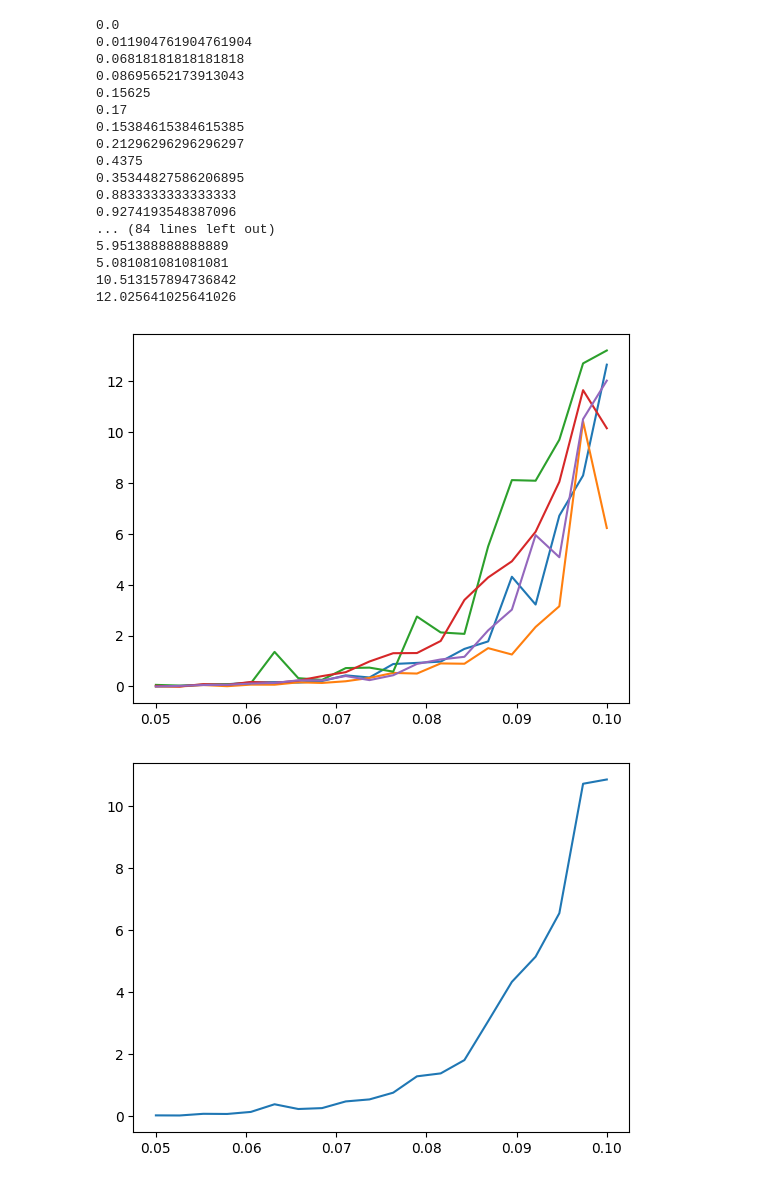
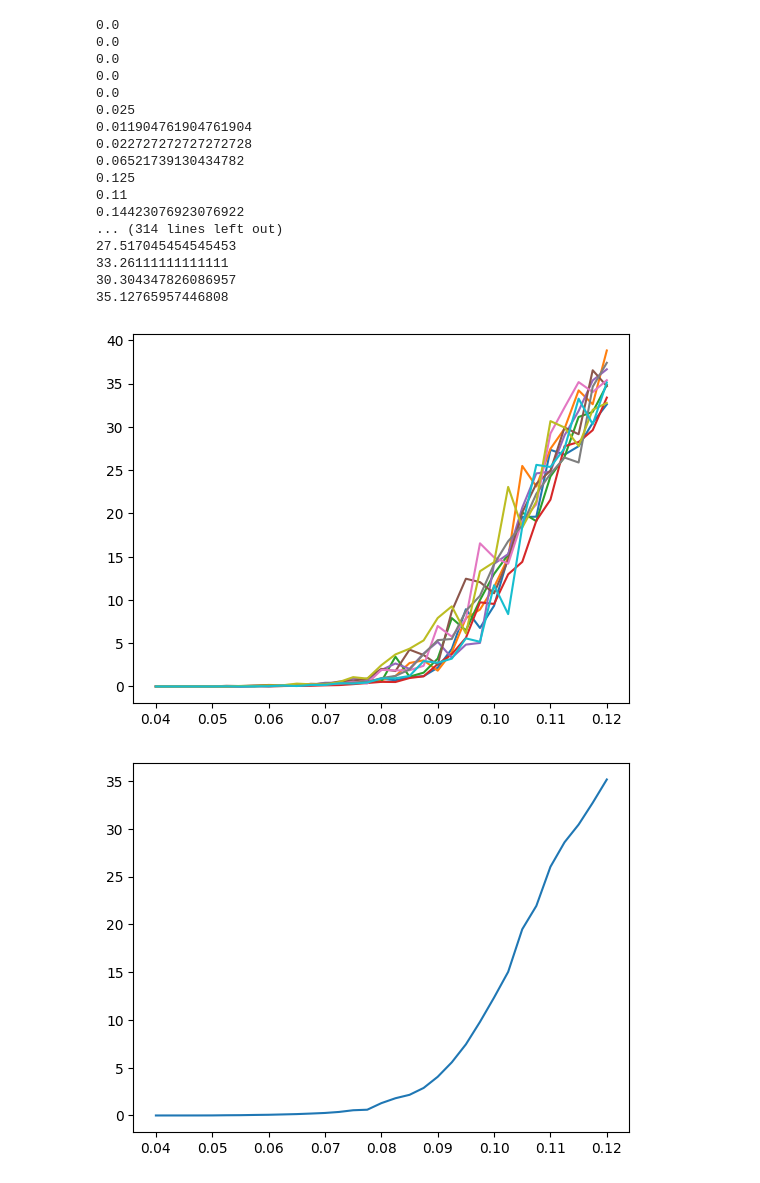
Before and after one commit to kebabee/autoencoder-memory, a Jupyter notebook: hopfield_capacity.ipynb, the cells around one changed output. Drawn from its saved outputs; the diff is of its cells as text; code cells hidden in the pictures.

```diff
--- a/hopfield_capacity.ipynb
+++ b/hopfield_capacity.ipynb
@@ -120,0 +280,9 @@ plt.show()
+# %%
+t = np.linspace(0.04, 0.12, 21)
+for i in range(10):
+  plt.plot(t, errors250[i])
+plt.show()
+
+mean_errors250 = np.mean(errors250, axis=0)
+plt.plot(t, mean_errors250)
+plt.show()
@@ -120,0 +337,9 @@ plt.show()
+# %%
+t = np.linspace(0.04, 0.12, 25)
+for i in range(10):
+  plt.plot(t, errors300[i])
+plt.show()
+
+mean_errors300 = np.mean(errors300, axis=0)
+plt.plot(t, mean_errors300)
+plt.show()
@@ -120,0 +394,9 @@ plt.show()
+# %%
+t = np.linspace(0.04, 0.12, 29)
+for i in range(10):
+  plt.plot(t, errors350[i])
+plt.show()
+
+mean_errors350 = np.mean(errors350, axis=0)
+plt.plot(t, mean_errors350)
+plt.show()
@@ -121,10 +406,10 @@ plt.show()
 # %%
-# from a = 20/400 = 0.05 to a = 40/400 = 0.1
-num_vectors = 40
+# from a = 16/400 = 0.04 to a = 48/400 = 0.12
+num_vectors = 48
 vector_length = 400
 errors400 = []
 
-for _ in range(5):
+for _ in range(10):
 
   vectors400 = []
   for _ in range(num_vectors):
@@ -133,12 +418,12 @@ for _ in range(5):
 
   err400_1 = []
 
-  for i in range(20,40):
+  for i in range(15,48):
     net = hopfield_net(400)
     net.learn(vectors400[:i])
     err = 0
     for j in range(i):
-      result = net.asyn_test(vectors400[j], 100)
+      result = net.asyn_test(vectors400[j], 10000)
       err += np.sum(vectors400[j] != result)
 
     print(err/i/4)
@@ -147,31 +432,31 @@ for _ in range(5):
   errors400.append(err400_1)
 # %% [output]
 0.0
+0.0
+0.0
+0.0
+0.0
+0.025
 0.011904761904761904
-0.06818181818181818
-0.08695652173913043
-0.15625
-0.17
-0.15384615384615385
-0.21296296296296297
-0.4375
-0.35344827586206895
-0.8833333333333333
-0.9274193548387096
-... (84 lines left out)
-5.951388888888889
-5.081081081081081
-10.513157894736842
-12.025641025641026
+0.022727272727272728
+0.06521739130434782
+0.125
+0.11
+0.14423076923076922
+... (314 lines left out)
+27.517045454545453
+33.26111111111111
+30.304347826086957
+35.12765957446808
 # %%
-t = np.linspace(0.05, 0.1, 20)
-for i in range(5):
+t = np.linspace(0.04, 0.12, 33)
+for i in range(10):
   plt.plot(t, errors400[i])
 plt.show()
 
 mean_errors400 = np.mean(errors400, axis=0)
 plt.plot(t, mean_errors400)
 plt.show()
 # %% [output]
-[figure, old version]
+[figure, new version]
-[figure, old version]
+[figure, new version]
```
Also changed, not shown: parts of 22 cells of this notebook.
